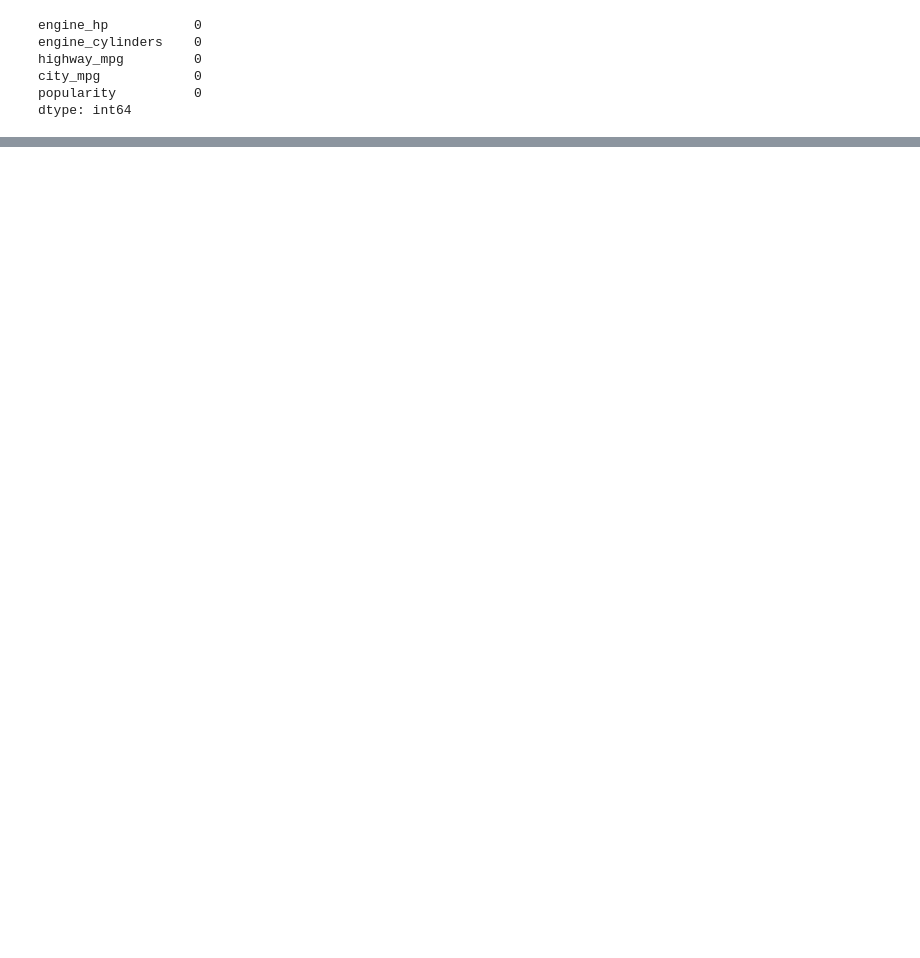
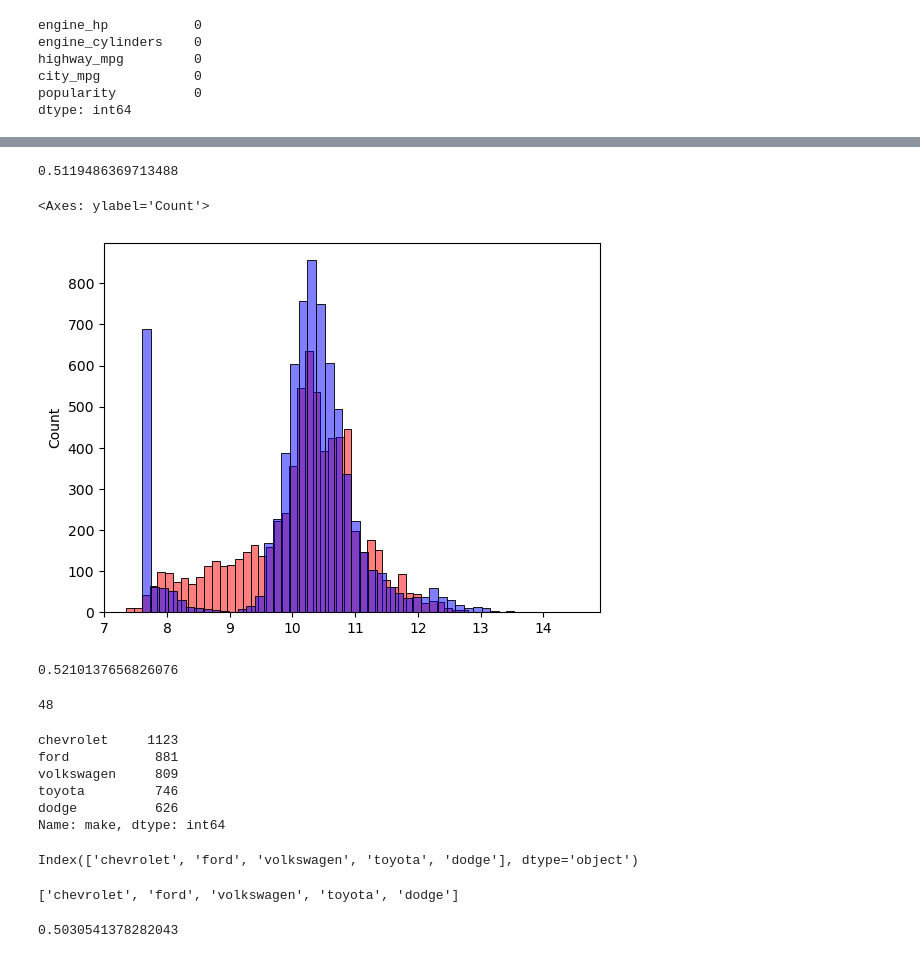
Before and after one commit to prantoran/ai-prac, a Jupyter notebook: ML-ZoomCamp-2023/w2-carprice.ipynb, the cells around one changed output, grey strips where cells are left out. Cells and saved outputs as stored; diff of their text form; code cells hidden in the pictures; blank space fills up the shorter version.

```diff
--- a/ML-ZoomCamp-2023/w2-carprice.ipynb
+++ b/ML-ZoomCamp-2023/w2-carprice.ipynb
@@ -592,0 +732,3 @@ sns.histplot(y_train, color='blue', alpha=0.5, bins=50)
+# %%
+for v in [2, 3, 4]:
+    df_train[f"num_doors_{v}"] = (df_train.number_of_doors == v).astype('int')
@@ -592,0 +744,16 @@ sns.histplot(y_train, color='blue', alpha=0.5, bins=50)
+# %%
+def prepare_X(df):
+    df = df.copy()
+    features = base.copy()
+
+    df['age'] = 2017 - df.year
+    features.append('age')
+
+    for v in [2, 3, 4]:
+        df[f"num_doors_{v}"] = (df.number_of_doors == v).astype('int')
+        features.append(f"num_doors_{v}")
+
+    df_num = df[features]
+    df_num = df_num.fillna(0)
+
+    return df_num.values
@@ -592,0 +770,40 @@ sns.histplot(y_train, color='blue', alpha=0.5, bins=50)
+# %%
+X_train = prepare_X(df_train)
+w0, w = train_linear_regression(X_train, y_train)
+y_pred = w0 + X_train.dot(w)
+rmse(y_train, y_pred)
+# %% [output]
+0.5119486369713488
+# %%
+sns.histplot(y_pred, color='red', alpha=0.5, bins=50)
+sns.histplot(y_train, color='blue', alpha=0.5, bins=50)
+# %% [output]
+<Axes: ylabel='Count'>
+[figure, added]
+# %%
+X_val = prepare_X(df_val)
+y_pred = w0 +X_val.dot(w)
+rmse(y_val, y_pred)
+# %% [output]
+0.5210137656826076
+# %%
+df.make.nunique()
+# %% [output]
+48
+# %%
+df.make.value_counts().head()
+# %% [output]
+chevrolet     1123
+ford           881
+volkswagen     809
+toyota         746
+dodge          626
+Name: make, dtype: int64
+# %%
+df.make.value_counts().head().index
+# %% [output]
+Index(['chevrolet', 'ford', 'volkswagen', 'toyota', 'dodge'], dtype='object')
+# %%
+list(df.make.value_counts().head().index)
+# %% [output]
+['chevrolet', 'ford', 'volkswagen', 'toyota', 'dodge']
@@ -592,0 +831,7 @@ sns.histplot(y_train, color='blue', alpha=0.5, bins=50)
+# %%
+X_train = prepare_X(df_train)
+w0, w = train_linear_regression(X_train, y_train)
+y_pred = w0 + X_train.dot(w)
+rmse(y_train, y_pred)
+# %% [output]
+0.5030541378282043
```
Also changed, not shown: parts of 82 cells of this notebook.
